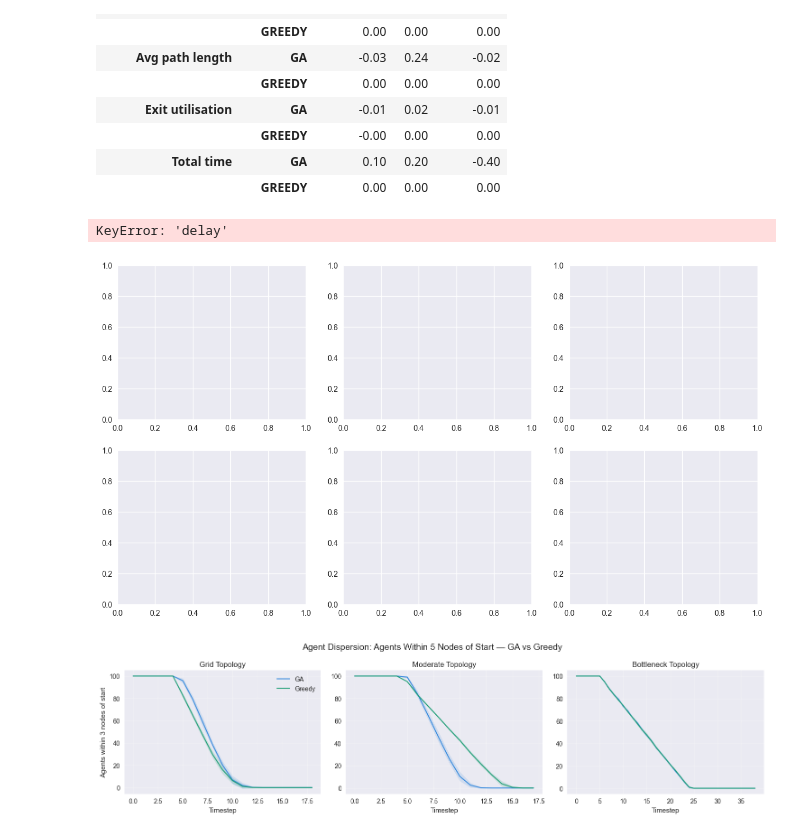
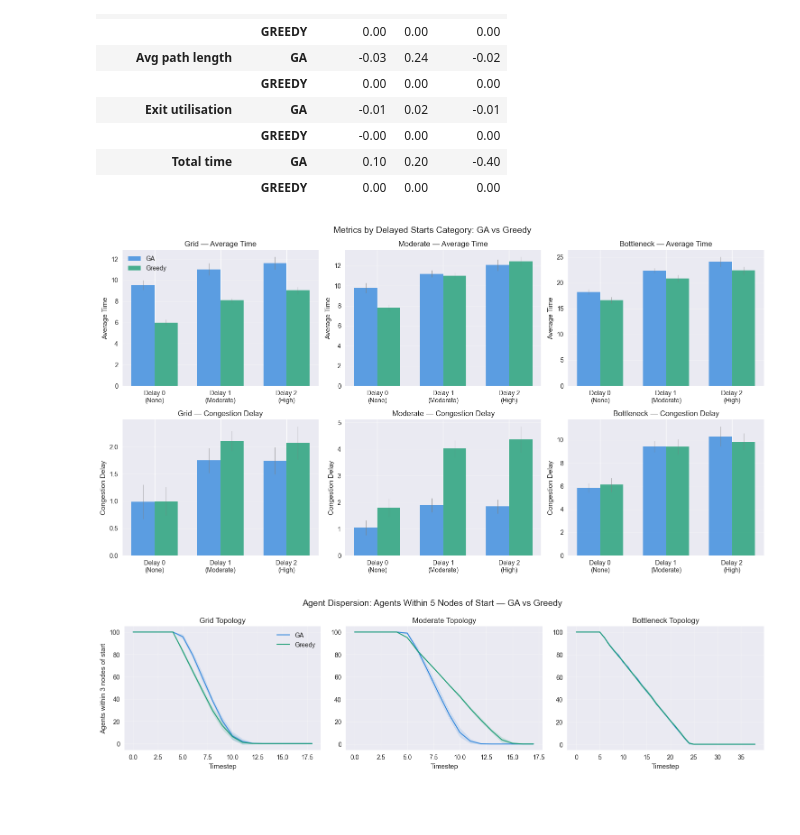
Before and after one commit to lpow311/dissertation, a Jupyter notebook: 5_3_delayed_starts_comparison.ipynb, the cells around one changed output. Saved outputs shown, nothing was run; the diff lists cells and outputs as text; code cells hidden in the pictures; blank space fills up the shorter version.

```diff
--- a/5_3_delayed_starts_comparison.ipynb
+++ b/5_3_delayed_starts_comparison.ipynb
@@ -99,10 +99,9 @@ pivot_table
 | Total time | GA | 0.10 | 0.20 | -0.40 |
 |  | GREEDY | 0.00 | 0.00 | 0.00 |
 # %%
-plot_metrics_by_human_behaviour(experiment_files, behaviour='delay')
+plot_metrics_by_human_behaviour(experiment_files, behaviour='delay_start')
 # %% [output]
-KeyError: 'delay'
-[figure, old version]
+[figure, new version]
 # %%
 plot_dispersion_all_cities(experiment_files, n=5)
 # %% [output]
```
Also changed, not shown: 20 other files.
